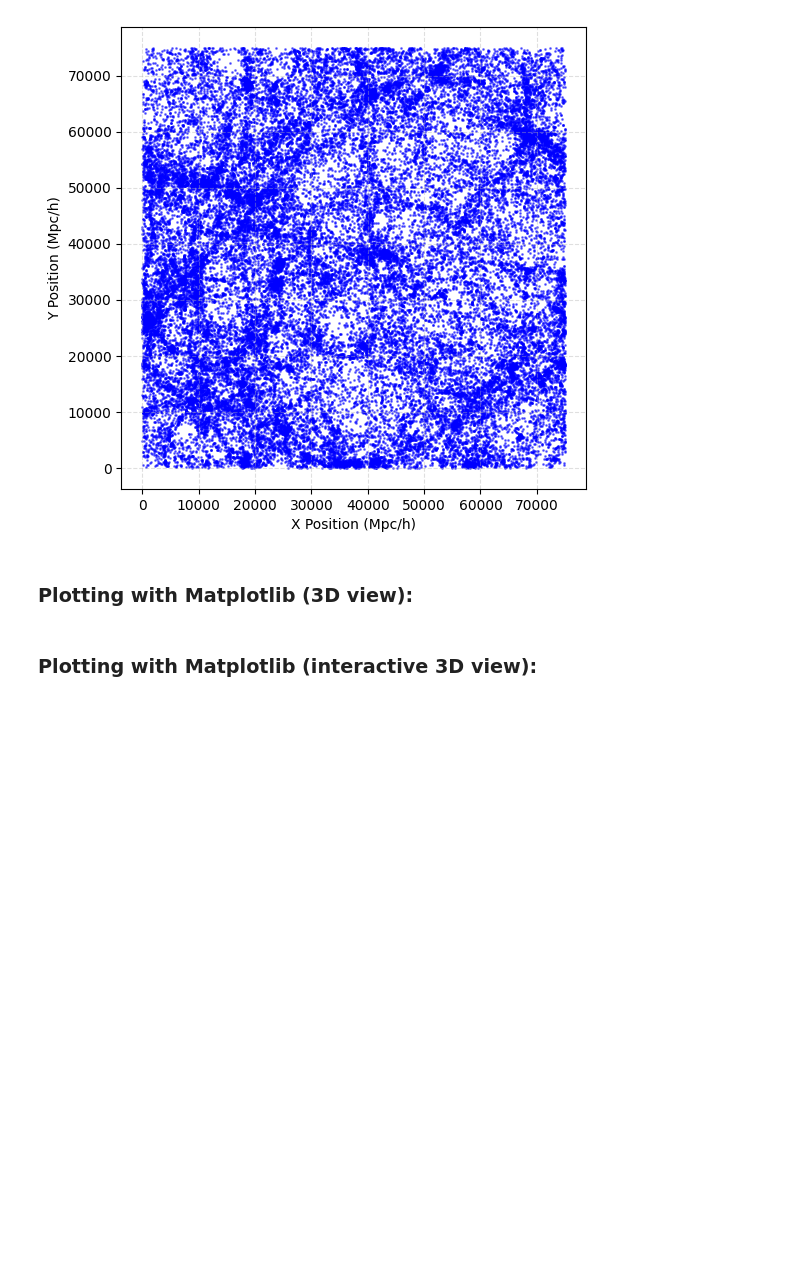
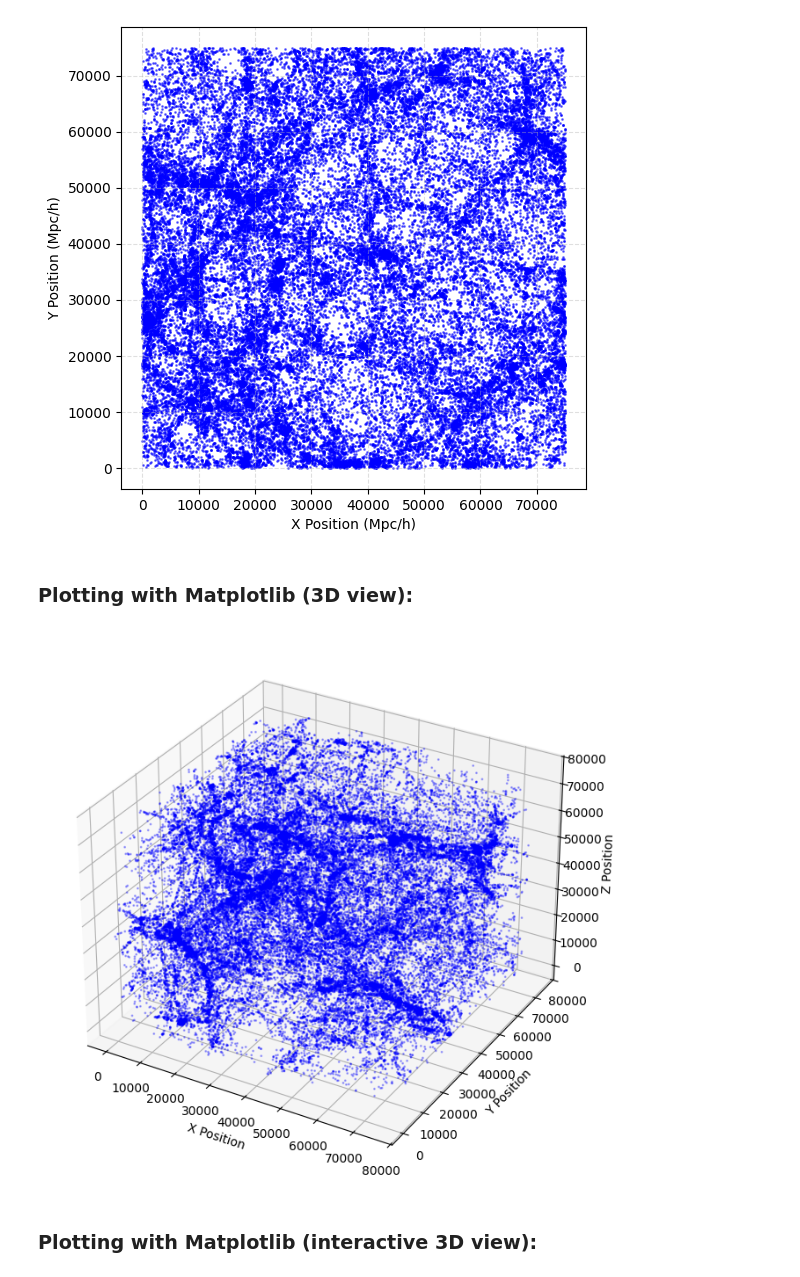
Before and after one commit to Mariannly/ISYA2025, a Jupyter notebook: Python_for_Astrophysics/5_tutorial_py4astro.ipynb, the cells around one changed output. Drawn from its saved outputs; the diff is of its cells as text; code cells hidden in the pictures; blank space fills up the shorter version.

```diff
--- a/Python_for_Astrophysics/5_tutorial_py4astro.ipynb
+++ b/Python_for_Astrophysics/5_tutorial_py4astro.ipynb
@@ -260,27 +256,29 @@ plt.show()
 # %% [markdown]
 ### Plotting with Matplotlib (3D view):
 # %%
-# # Extract X, Y, Z coordinates
-# x_coords = subhalo_coord[:, 0]
-# y_coords = subhalo_coord[:, 1]
-# z_coords = subhalo_coord[:, 2]
+# Extract X, Y, Z coordinates
+x_coords = subhalo_coord[:, 0]
+y_coords = subhalo_coord[:, 1]
+z_coords = subhalo_coord[:, 2]
 
-# # Create a new figure and add a 3D subplot
-# fig = plt.figure(figsize=(10, 8))
-# ax = fig.add_subplot(111, projection='3d')
+# Create a new figure and add a 3D subplot
+fig = plt.figure(figsize=(10, 8))
+ax = fig.add_subplot(111, projection='3d')
 
-# # Plot the subhalo positions as a scatter plot
-# ax.scatter(x_coords, y_coords, z_coords, s=1, color='blue', alpha=0.3)
+# Plot the subhalo positions as a scatter plot
+ax.scatter(x_coords, y_coords, z_coords, s=1, color='blue', alpha=0.3)
 
-# # Set labels for the axes
-# ax.set_xlabel('X Position')
-# ax.set_ylabel('Y Position')
-# ax.set_zlabel('Z Position')
+# Set labels for the axes
+ax.set_xlabel('X Position')
+ax.set_ylabel('Y Position')
+ax.set_zlabel('Z Position')
 
-# # ax.view_init(elev=20, azim=45)
+# ax.view_init(elev=20, azim=45)
 
-# # Display the plot
-# plt.show()
+# Display the plot
+plt.show()
+# %% [output]
+[figure, added]
 # %% [markdown]
 ### Plotting with Matplotlib (interactive 3D view):
 # %%
```
Also changed, not shown: parts of 14 cells of this notebook.
